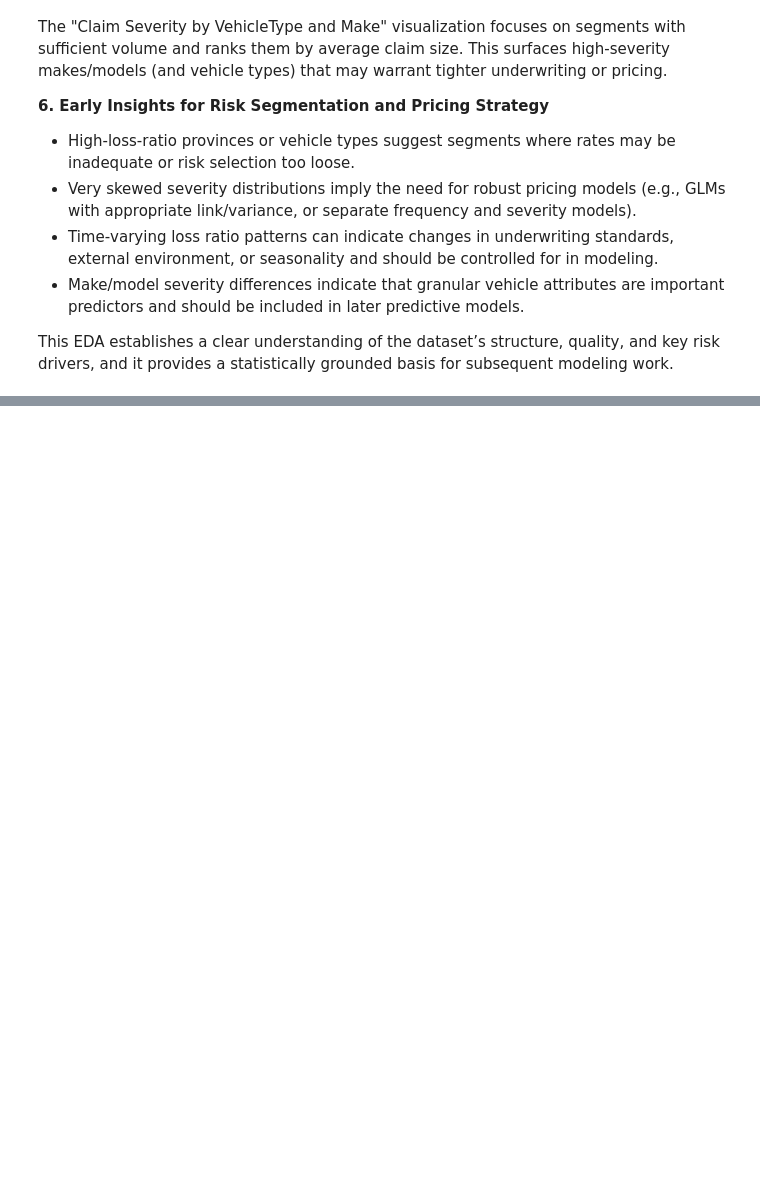
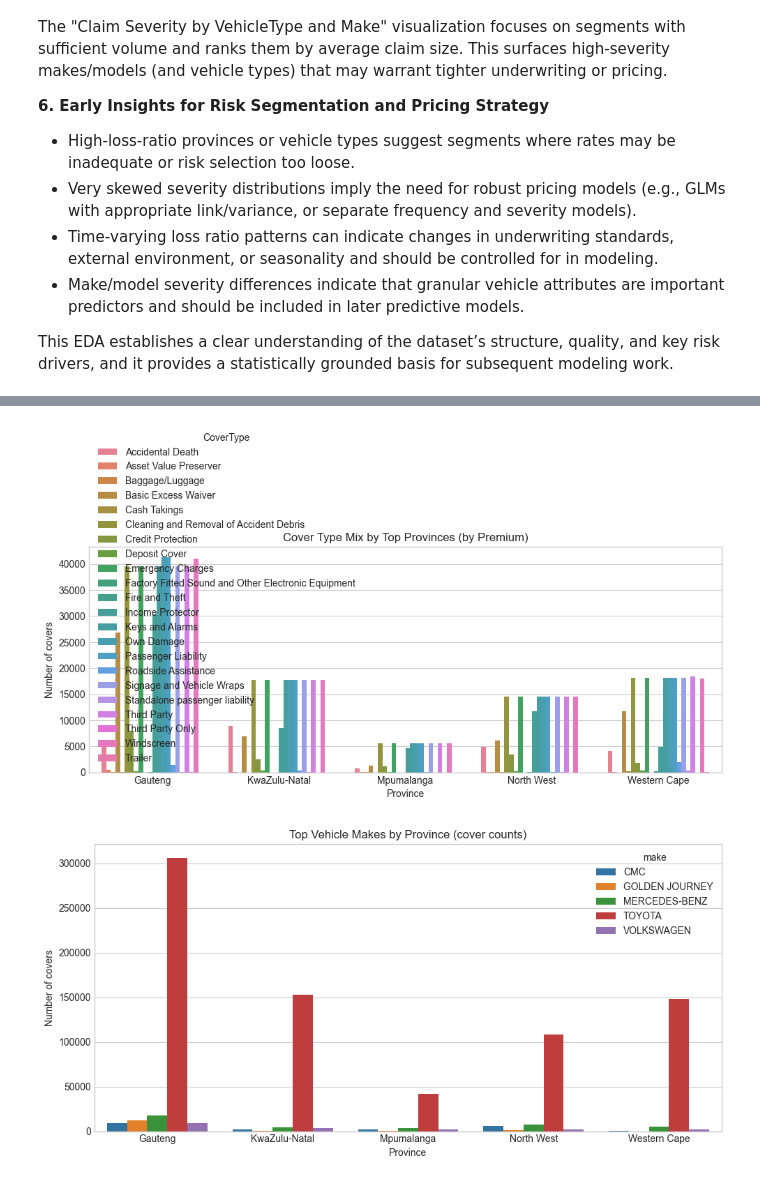
Before and after one commit to dnNatnael/End-to-End-Insurance-Risk-Analytics-Predictive-Modeling, a Jupyter notebook: notebooks/01_eda_insurance.ipynb, the cells around one changed output, grey strips where cells are left out. Cells and saved outputs as stored; diff of their text form; code cells hidden in the pictures; blank space fills up the shorter version.

```diff
--- a/notebooks/01_eda_insurance.ipynb
+++ b/notebooks/01_eda_insurance.ipynb
@@ -376,0 +464,58 @@ This EDA establishes a clear understanding of the dataset’s structure, quality
+# %%
+# Trends over geography: cover type, premium, and auto make by Province
+
+geo_dim = "Province" if "Province" in df.columns else None
+
+if geo_dim is not None:
+    # Top provinces by premium
+    top_geo = (
+        df.groupby(geo_dim)["TotalPremium"].sum().sort_values(ascending=False).head(5).index
+    )
+
+    geo_subset = df[df[geo_dim].isin(top_geo)].copy()
+
+    # Distribution of CoverType by top provinces
+    if "CoverType" in geo_subset.columns:
+        plt.figure(figsize=(10, 5))
+        ct_counts = (
+            geo_subset.groupby([geo_dim, "CoverType"])["UnderwrittenCoverID"]
+            .count()
+            .reset_index(name="Covers")
+        )
+        sns.barplot(
+            data=ct_counts,
+            x=geo_dim,
+            y="Covers",
+            hue="CoverType",
+        )
+        plt.title("Cover Type Mix by Top Provinces (by Premium)")
+        plt.ylabel("Number of covers")
+        plt.tight_layout()
+        plt.show()
+
+    # Distribution of top vehicle makes by province
+    if "make" in geo_subset.columns:
+        top_makes = (
+            geo_subset.groupby("make")["TotalPremium"].sum().sort_values(ascending=False).head(5).index
+        )
+        vmix = geo_subset[geo_subset["make"].isin(top_makes)]
+
+        plt.figure(figsize=(10, 5))
+        mix_counts = (
+            vmix.groupby([geo_dim, "make"])["UnderwrittenCoverID"]
+            .count()
+            .reset_index(name="Covers")
+        )
+        sns.barplot(
+            data=mix_counts,
+            x=geo_dim,
+            y="Covers",
+            hue="make",
+        )
+        plt.title("Top Vehicle Makes by Province (cover counts)")
+        plt.ylabel("Number of covers")
+        plt.tight_layout()
+        plt.show()
+# %% [output]
+[figure, added]
+[figure, added]
```
Also changed, not shown: parts of 3 cells of this notebook.
